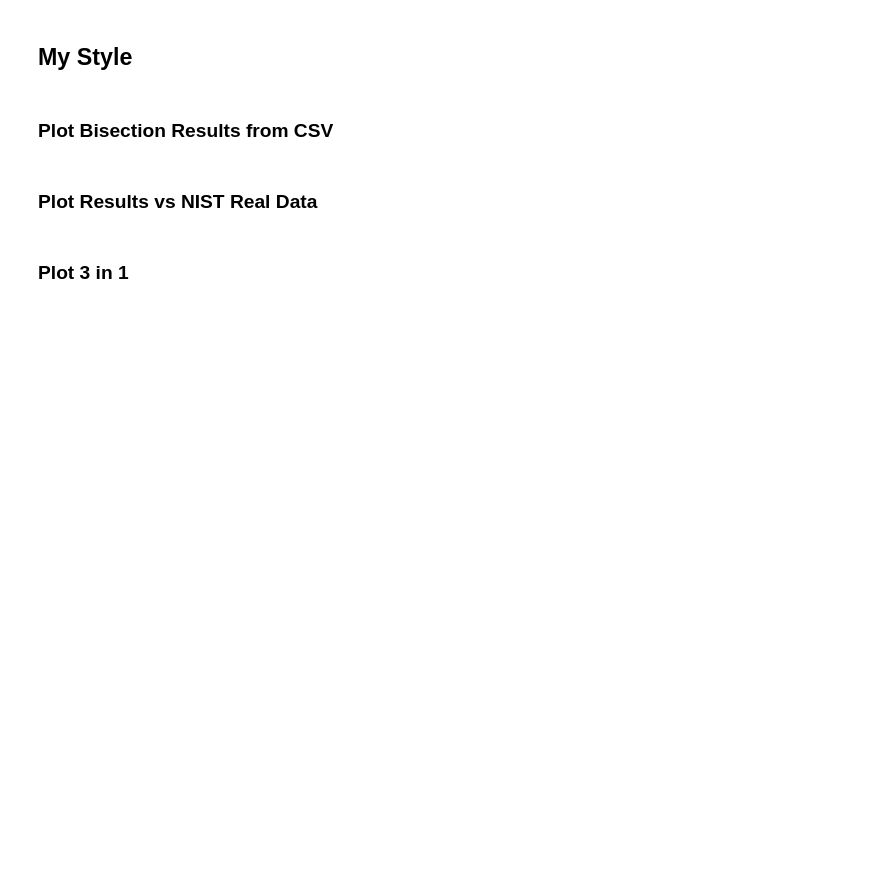
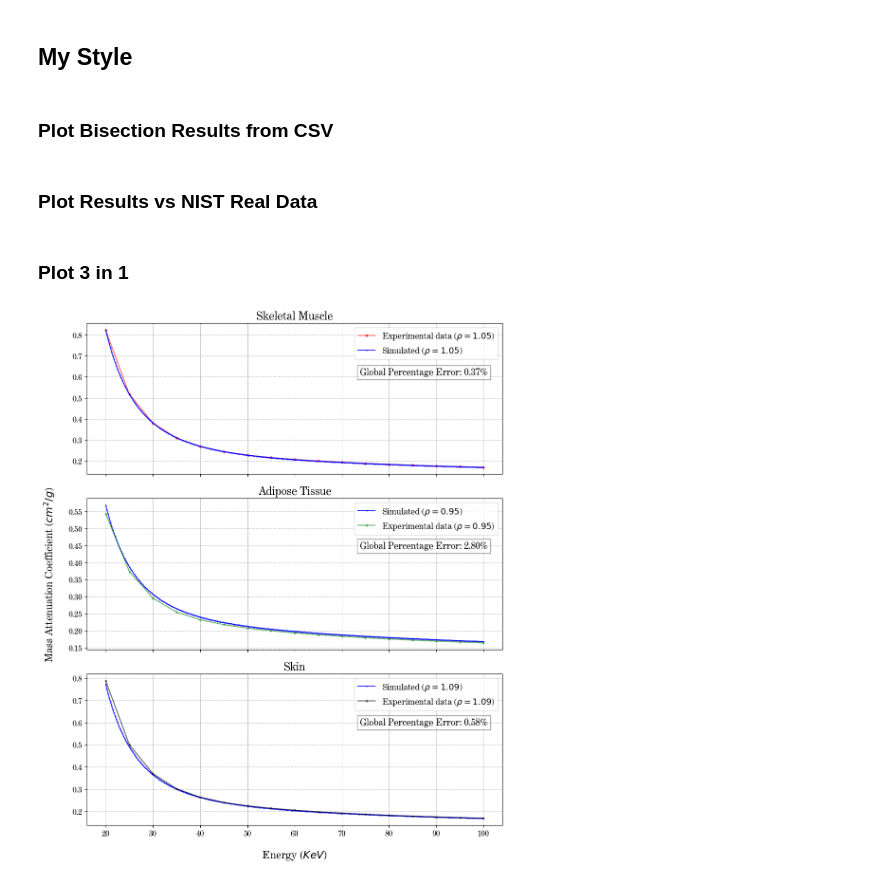
Before and after one commit to miguelcomett/G4_IFI-Team_2024, a Jupyter notebook: miguelcomett/Random Plots.ipynb, the cells around one changed output. Cells and saved outputs as stored; diff of their text form; code cells hidden in the pictures; blank space fills up the shorter version.

```diff
--- a/miguelcomett/Random Plots.ipynb
+++ b/miguelcomett/Random Plots.ipynb
@@ -236,20 +236,22 @@ def Plot_3in1(directory, csv_1, csv_2, x_branch_1, y_branch_1, title, x_label, y
     plt.savefig(save_as + '.png', dpi = 600)
     plt.show()
 # %%
-directory = 'RESULTS/'
+directory = '/Users/miguelcomett/geant4-v11.2.2/Estancia_G4/RESULTS/RADIOGRAFÍAS/MAC_data/'
 
 csv_1 = 'Cmtt_Tissues_Small.csv'
 x_branch_1 = "Energy"
 y_branch_1 = 'Muscle'
 
 csv_2 = 'Cmtt_Melbourne_AtCoeff.csv'
 x_branch_2 = "Energy"
 y_branch_2 = 'Skin'
 
 title   = r"Soft Tissues"
 x_label = r"Energy ($KeV$)"
 y_label = r"Mass Attenuation Coefficient ($cm^2/g$)"
 
 save_as = 'AtCoeff_SoftTissues'
 
 Plot_3in1(directory, csv_1, csv_2, x_branch_1, y_branch_1, title, x_label, y_label, save_as)
+# %% [output]
+[figure, added]
```
Also changed, not shown: 7 other files.
